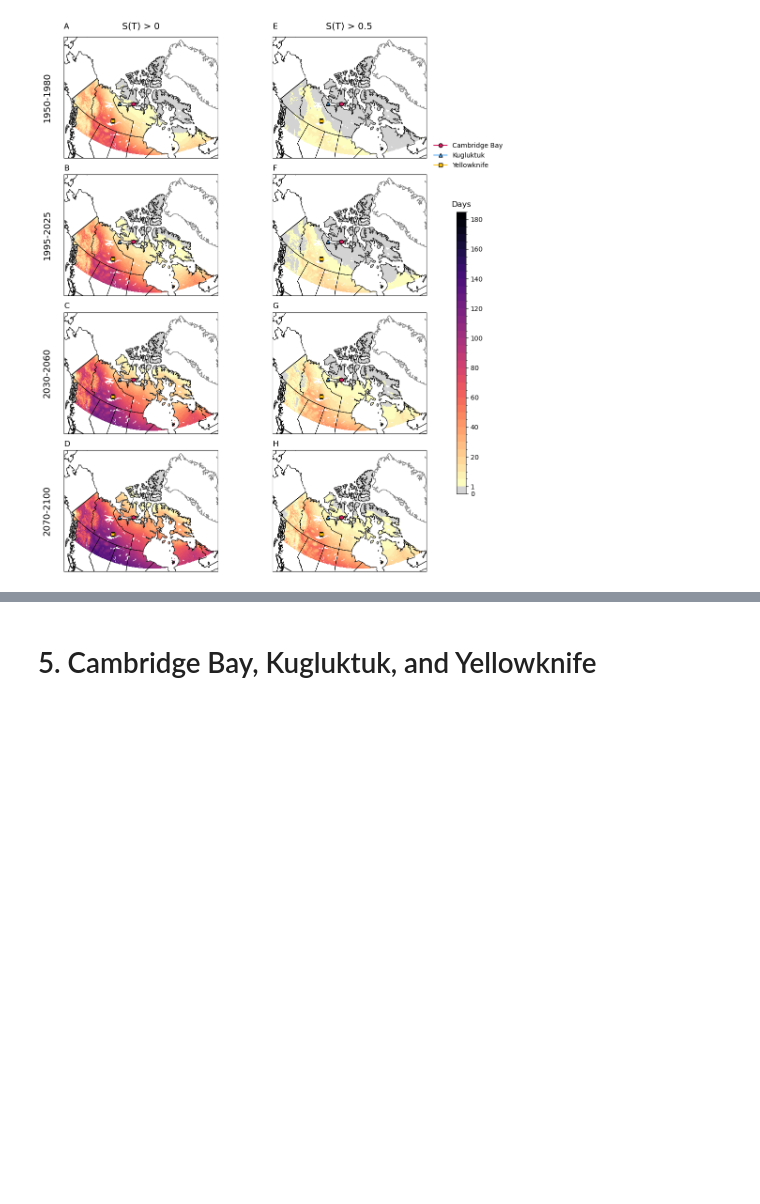
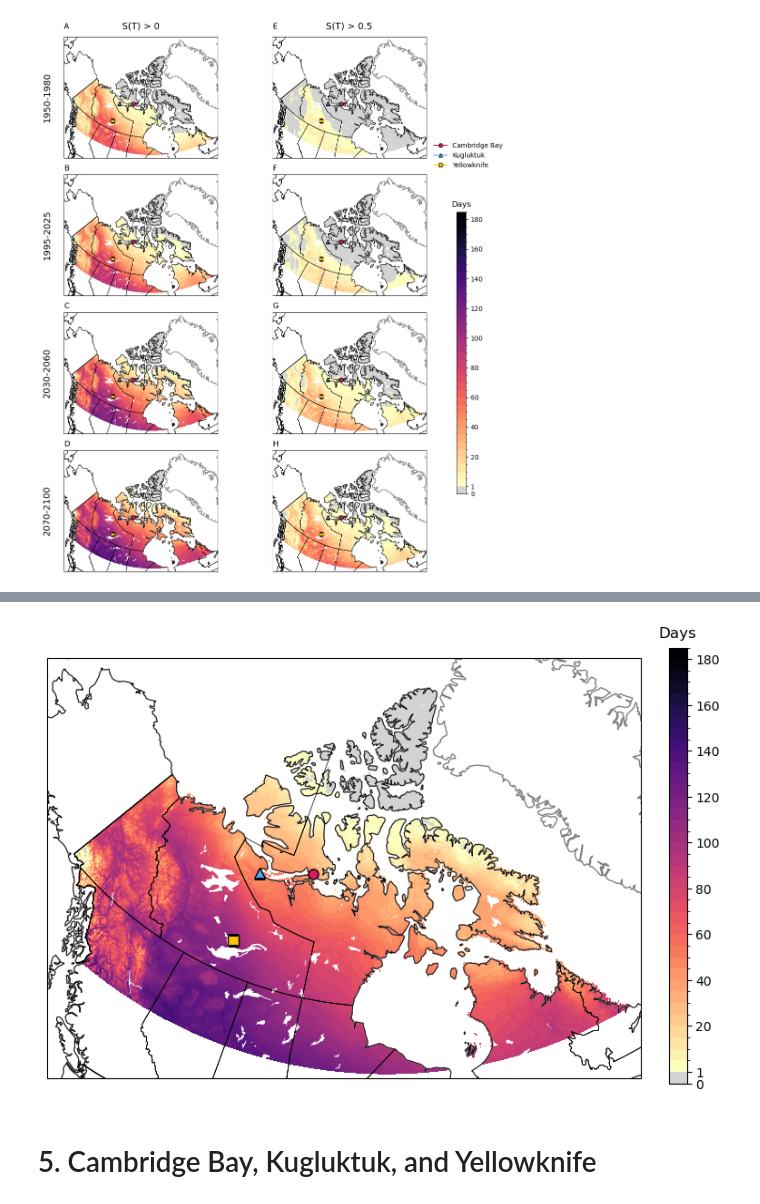
Before and after one commit to BernhardtLab/Arctic-VBD, a Jupyter notebook: R-scripts/13_mapping_median.ipynb, the cells around one changed output, grey strips where cells are left out. Cells and saved outputs as stored; diff of their text form; code cells hidden in the pictures; blank space fills up the shorter version.

```diff
--- a/R-scripts/13_mapping_median.ipynb
+++ b/R-scripts/13_mapping_median.ipynb
@@ -1079,3 +1305,79 @@ plt.show()
+# %%
+# Boundaries: 0-1 is grey, then 5-day bins of magma_r above that
+boundaries = [0, 1] + list(np.arange(5, 190, 5))
+n_color_bins = len(boundaries) - 1  # total bins, first one is grey
+
+magma_colors = plt.get_cmap('magma_r')(np.linspace(0, 1, n_color_bins - 1))
+colors = ['lightgrey'] + list(magma_colors)
+
+cmap = mcolors.ListedColormap(colors)
+norm = mcolors.BoundaryNorm(boundaries, cmap.N)
+
+# set up axes with the 'PlateCarree' rectangular coordinate projection for plotting a map
+fig, ax = plt.subplots(subplot_kw = dict(projection = ccrs.AzimuthalEquidistant(central_longitude = -90, central_latitude = 90)),
+                       figsize = (10,6))
+
+
+# Future 1: 2030-2060, S(T) > 0
+pcm = ssp245_future2_low["n_days_mean"].plot.pcolormesh(ax = ax,
+                                                      transform = ccrs.PlateCarree(),
+                                                      cmap = cmap,
+                                                      norm = norm,
+                                                      add_colorbar = False
+                                                     )
+
+ax.plot(CBAY_lon, CBAY_lat,
+            marker = 'o',
+            color = '#D81B60',
+            markeredgecolor = 'black',
+            markersize=8,
+            transform=ccrs.PlateCarree(),
+            label='Cambridge Bay')
+
+ax.plot(KUG_lon, KUG_lat,
+            marker = '^',
+            color = '#56ADF7',
+            markeredgecolor = 'black',
+            markersize=8,
+            transform=ccrs.PlateCarree(),
+            label = 'Kugluktuk')
+
+ax.plot(YKN_lon, YKN_lat,
+            marker = 's',
+            color = '#FFC107',
+            markeredgecolor = 'black',
+            markersize=8,
+            transform=ccrs.PlateCarree(),
+            label = 'Yellowknife')
+
+ax.coastlines(color = 'grey', zorder = 1)
+ax.add_feature(cfeature.STATES, linewidth = 0.5, zorder = 1)
+ax.add_feature(cfeature.LAKES, facecolor='white', zorder = 1)
+ax.add_feature(cfeature.NaturalEarthFeature(category='cultural',
+                                                name='admin_1_states_provinces_lines',
+                                                scale='50m',
+                                                facecolor='none',  # To avoid filling the provinces with color
+                                                edgecolor='black',
+                                                linewidth = 0.5,
+                                                zorder = 1))
+ax.add_feature(cfeature.BORDERS, edgecolor = 'k', facecolor = 'none', zorder = 2)
+ax.set_extent([-135, -58, 54.5, 84], ccrs.PlateCarree())
+
+# Add colourbar
+cbar_ax = fig.add_axes([0.87, 0.1, 0.02, 0.8]) # colorbar axis [left, bottom, width, height]
+
+cbar = fig.colorbar(pcm, cax = cbar_ax)
+cbar.ax.set_title("Days", pad=8, fontsize=12)
+
+tick_positions = [0, 1] + list(np.arange(20, 190, 20))
+cbar.set_ticks(tick_positions)
+cbar.set_ticklabels([str(t) for t in tick_positions])
+
+
+plt.savefig("figures/defense/S_0.001_2070-2100.png", dpi=300, bbox_inches="tight")
+plt.show()
+# %% [output]
+[figure, added]
 # %% [markdown]
 # 5. Cambridge Bay, Kugluktuk, and Yellowknife
 # %% [markdown]
```
Also changed, not shown: parts of 6 cells of this notebook, 6 other files.
